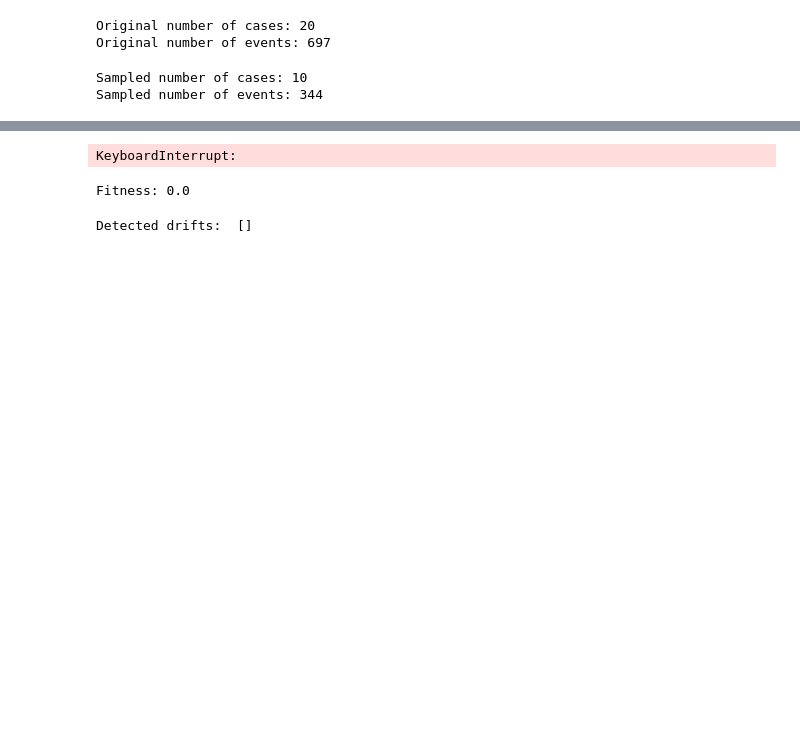
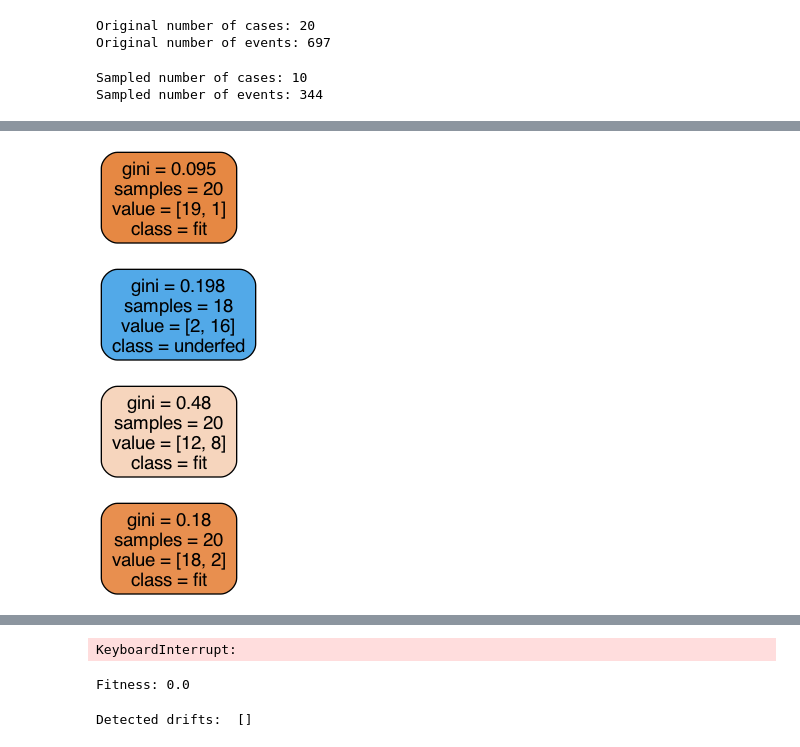
Before and after one commit to hansoee/final-project-audit-ti, a Jupyter notebook: main.ipynb, the cells around one changed output, grey strips where cells are left out. Drawn from its saved outputs; the diff is of its cells as text; code cells hidden in the pictures; blank space fills up the shorter version.

```diff
--- a/main.ipynb
+++ b/main.ipynb
@@ -833,0 +1136,76 @@ print(precision_results)
+# %%
+import os
+import pm4py
+from pm4py.objects.log.importer.xes import importer as xes_importer
+from pm4py.objects.petri_net.importer import importer as pnml_importer
+from pm4py.algo.conformance.tokenreplay import algorithm as token_based_replay
+from pm4py.algo.conformance.tokenreplay.diagnostics import duration_diagnostics, root_cause_analysis
+from pm4py.visualization.decisiontree import visualizer as dt_vis
+from pm4py.objects.log.util import artificial
+
+# Define file paths
+log_file = 'data/CCC19 - Log XES.xes'
+pnml_file = 'data/CCC19 - Model PN.pnml'
+
+# Load event log and Petri net
+log = xes_importer.apply(log_file)
+net, initial_marking, final_marking = pnml_importer.apply(pnml_file)
+
+# Insert artificial start/end activities
+log = artificial.insert_artificial_start_end(log)
+
+# Check if the Petri net is a WF-net and sound
+is_wf_net = pm4py.algo.analysis.workflow_net.algorithm.apply(net)
+is_sound = pm4py.algo.analysis.woflan.algorithm.apply(net, initial_marking, final_marking)
+
+if is_wf_net and is_sound:
+    # Perform token-based replay with special settings
+    parameters_tbr = {
+        token_based_replay.Variants.TOKEN_REPLAY.value.Parameters.DISABLE_VARIANTS: True,
+        token_based_replay.Variants.TOKEN_REPLAY.value.Parameters.ENABLE_PLTR_FITNESS: True
+    }
+    replayed_traces, place_fitness, trans_fitness, unwanted_activities = token_based_replay.apply(
+        log, net, initial_marking, final_marking, parameters=parameters_tbr)
+
+    # Perform throughput analysis (unfit execution)
+    trans_diagnostics = duration_diagnostics.diagnose_from_trans_fitness(log, trans_fitness)
+    print("Throughput analysis (unfit execution):")
+    for trans in trans_diagnostics:
+        print(trans, trans_diagnostics[trans])
+
+    # Perform throughput analysis (activities not in the model)
+    act_diagnostics = duration_diagnostics.diagnose_from_notexisting_activities(log, unwanted_activities)
+    print("Throughput analysis (activities not in the model):")
+    for act in act_diagnostics:
+        print(act, act_diagnostics[act])
+
+    # Perform root cause analysis (unfit execution)
+    string_attributes = ["org:group"]
+    numeric_attributes = []
+    parameters = {"string_attributes": string_attributes, "numeric_attributes": numeric_attributes}
+    trans_root_cause = root_cause_analysis.diagnose_from_trans_fitness(log, trans_fitness, parameters=parameters)
+
+    print("Root Cause Analysis (unfit execution):")
+    for trans in trans_root_cause:
+        clf = trans_root_cause[trans]["clf"]
+        feature_names = trans_root_cause[trans]["feature_names"]
+        classes = trans_root_cause[trans]["classes"]
+        # Visualization of the decision tree
+        gviz = dt_vis.apply(clf, feature_names, classes)
+        dt_vis.view(gviz)
+
+    # Perform root cause analysis (activities not in the model)
+    act_root_cause = root_cause_analysis.diagnose_from_notexisting_activities(log, unwanted_activities, parameters=parameters)
+
+    print("Root Cause Analysis (activities not in the model):")
+    for act in act_root_cause:
+        clf = act_root_cause[act]["clf"]
+        feature_names = act_root_cause[act]["feature_names"]
+        classes = act_root_cause[act]["classes"]
+        # Visualization of the decision tree
+        gviz = dt_vis.apply(clf, feature_names, classes)
+        dt_vis.view(gviz)
+
+else:
+    print("The Petri net is not a sound WF-net.")
+# %% [output]
@@ -833,0 +1234,4 @@ print(precision_results)
+[figure, added]
+[figure, added]
+[figure, added]
+[figure, added]
```
Also changed, not shown: parts of 10 cells of this notebook.
